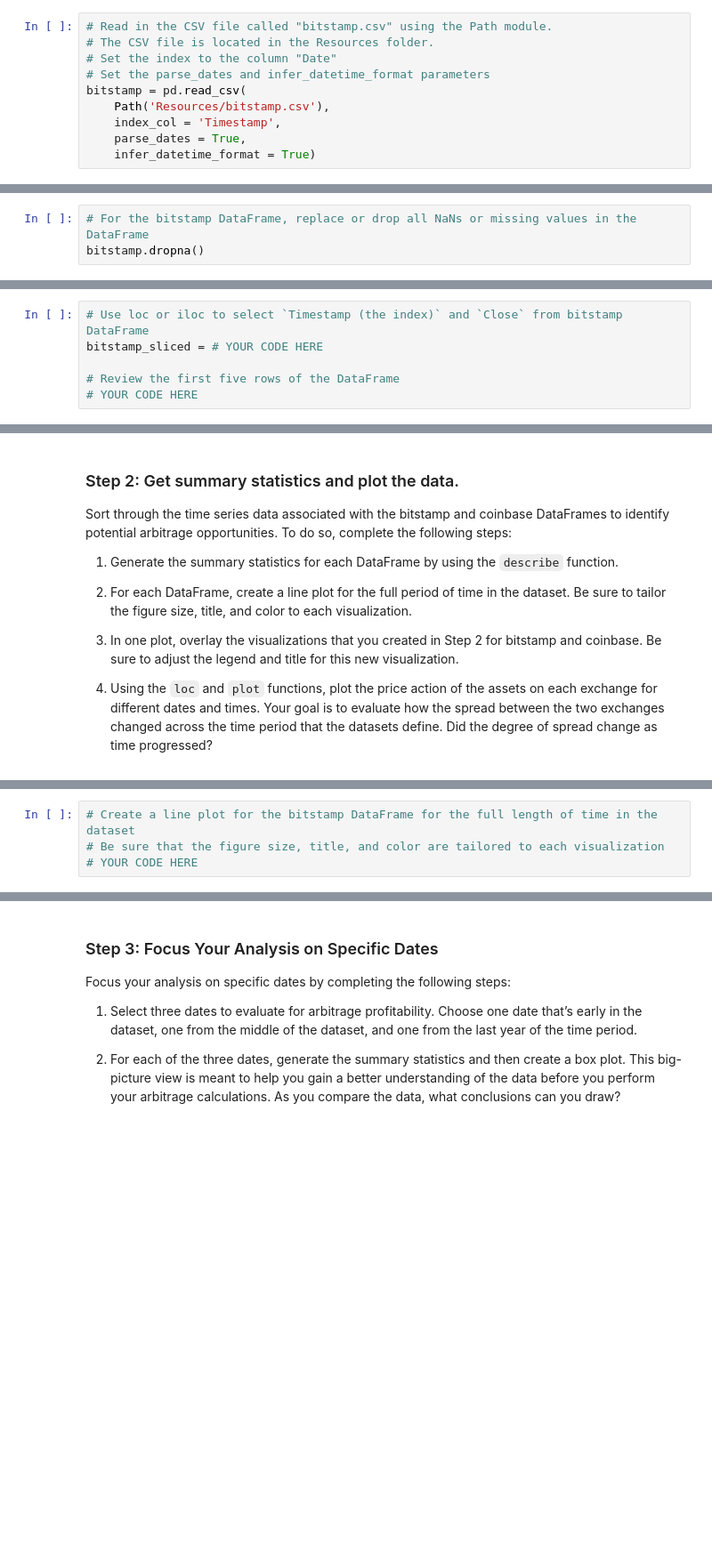
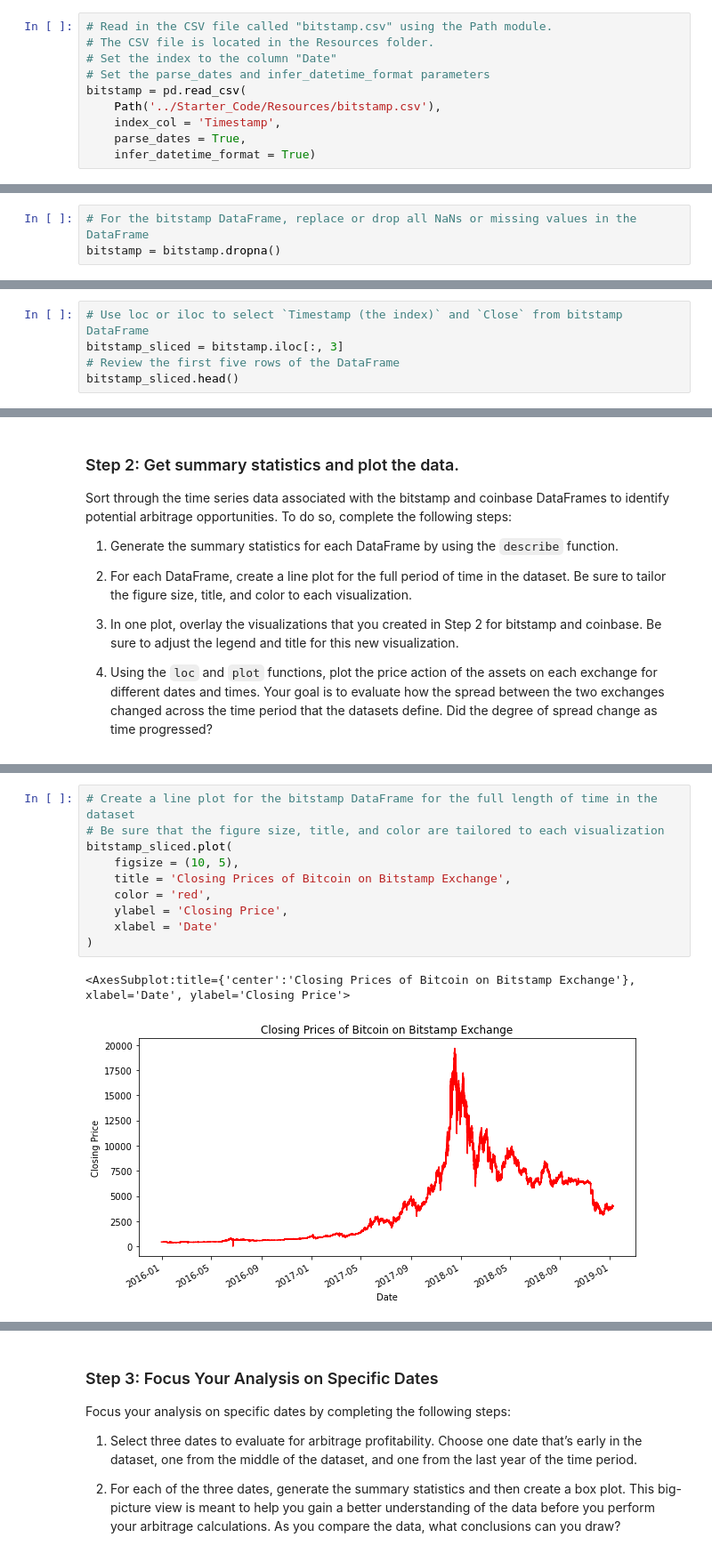
Before and after one commit to AbsurdSophist/Module_3_Challenge, a Jupyter notebook: crypto_arbitrage.ipynb, the cells around one changed output, grey strips where cells are left out. Shown: that part at 89% size. Cells and saved outputs as stored; diff of their text form; blank space fills up the shorter version.

Commit message:
Targeted closing price columns, and created overlay plots to analyze specific date ranges of data

```diff
--- a/crypto_arbitrage.ipynb
+++ b/crypto_arbitrage.ipynb
@@ -38,7 +38,7 @@ Instructions.
 # Set the index to the column "Date"
 # Set the parse_dates and infer_datetime_format parameters
 bitstamp = pd.read_csv(
-    Path('Resources/bitstamp.csv'),
+    Path('../Starter_Code/Resources/bitstamp.csv'),
     index_col = 'Timestamp',
     parse_dates = True,
     infer_datetime_format = True)
@@ -112,4 +112,4 @@ To prepare and clean your data for analysis, complete the following steps:
 ### Step 1: For the bitstamp DataFrame, replace or drop all `NaN`, or missing, values in the DataFrame.
 # %%
 # For the bitstamp DataFrame, replace or drop all NaNs or missing values in the DataFrame
-bitstamp.dropna()
+bitstamp = bitstamp.dropna()
@@ -194,7 +179,6 @@ Select the data you want to analyze. Use `loc` or `iloc` to select the following
 * Close
 # %%
 # Use loc or iloc to select `Timestamp (the index)` and `Close` from bitstamp DataFrame
-bitstamp_sliced = # YOUR CODE HERE
-
+bitstamp_sliced = bitstamp.iloc[:, 3]
 # Review the first five rows of the DataFrame
-# YOUR CODE HERE
+bitstamp_sliced.head()
@@ -225,7 +245,16 @@ Sort through the time series data associated with the bitstamp and coinbase Data
 # %%
 # Create a line plot for the bitstamp DataFrame for the full length of time in the dataset
 # Be sure that the figure size, title, and color are tailored to each visualization
-# YOUR CODE HERE
+bitstamp_sliced.plot(
+    figsize = (10, 5),
+    title = 'Closing Prices of Bitcoin on Bitstamp Exchange',
+    color = 'red',
+    ylabel = 'Closing Price',
+    xlabel = 'Date'
+)
+# %% [output]
+<AxesSubplot:title={'center':'Closing Prices of Bitcoin on Bitstamp Exchange'}, xlabel='Date', ylabel='Closing Price'>
+[figure, added]
 # %%
 # Create a line plot for the coinbase DataFrame for the full length of time in the dataset
 # Be sure that the figure size, title, and color are tailored to each visualization
```
Also changed, not shown: parts of 14 cells of this notebook.
